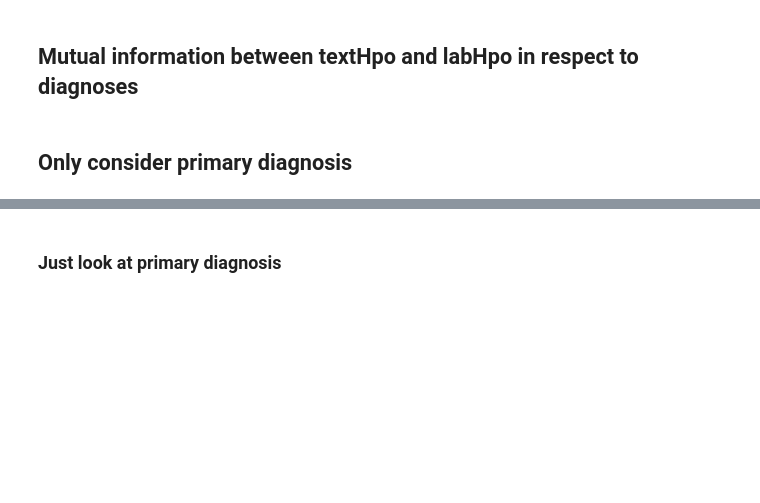
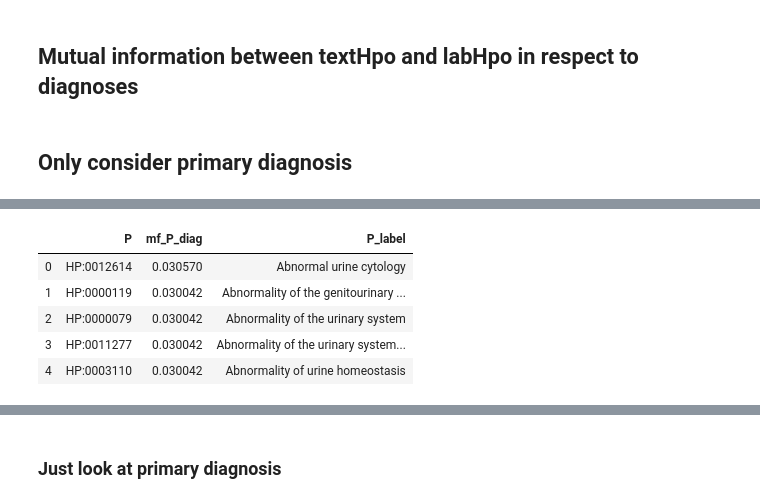
Before and after one commit to TheJacksonLaboratory/MIMIC_HPO, a Jupyter notebook: src/main/notebooks/interpretation.ipynb, the cells around one changed output, grey strips where cells are left out. Cells and saved outputs as stored; diff of their text form; code cells hidden in the pictures; blank space fills up the shorter version.

```diff
--- a/src/main/notebooks/interpretation.ipynb
+++ b/src/main/notebooks/interpretation.ipynb
@@ -198,0 +219,15 @@ def filtered_mf_dataframe(summary, p_values=None, percentile_cut=None):
+# %%
+# mutual information between labHpo and diagnosis
+df_mf_labHpo_diagnosis = df_mf_Yz.assign(P_label = np.array([hpo.term_id2name_map().get(termid) for termid in df_mf_Yz.P])) \
+    .sort_values(by='mf_P_diag', ascending=False) \
+    .reset_index(drop=True)
+
+df_mf_labHpo_diagnosis.to_csv('../../../data/mf_regarding_diseases/primary_only/mf_labHpo_diag_{}.csv'.format(disease))
+df_mf_labHpo_diagnosis.head()
+# %% [output]
+|  | P | mf_P_diag | P_label |
+| 0 | HP:0012614 | 0.030570 | Abnormal urine cytology |
+| 1 | HP:0000119 | 0.030042 | Abnormality of the genitourinary ... |
+| 2 | HP:0000079 | 0.030042 | Abnormality of the urinary system |
+| 3 | HP:0011277 | 0.030042 | Abnormality of the urinary system... |
+| 4 | HP:0003110 | 0.030042 | Abnormality of urine homeostasis |
```
Also changed, not shown: parts of 7 cells of this notebook, 3 other files.
